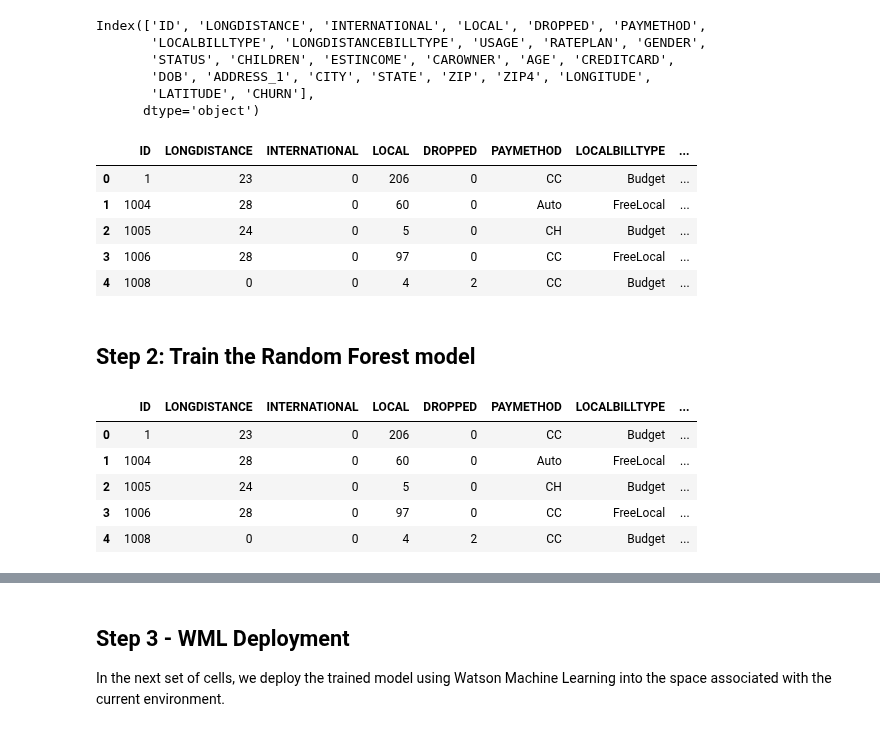
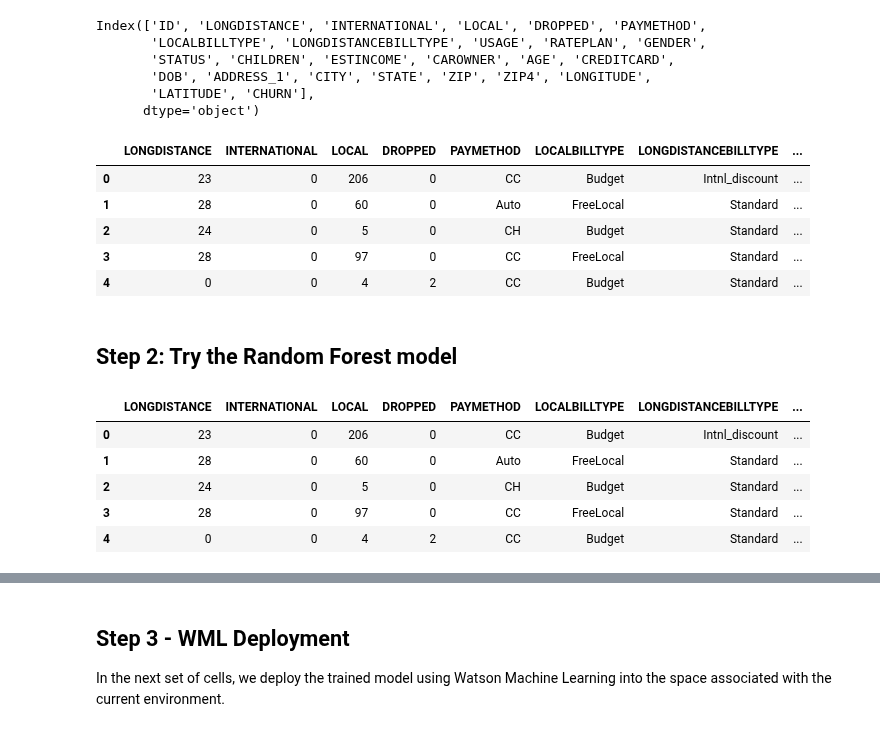
Before and after one commit to CP4DModelOps/mlops-churn-prediction, a Jupyter notebook: assets/notebooks/customer-churn-prediction.ipynb, the cells around one changed output, grey strips where cells are left out. Saved outputs shown, nothing was run; the diff lists cells and outputs as text; code cells hidden in the pictures.

```diff
--- a/assets/notebooks/deploy-churn-prediction-model.ipynb
+++ b/assets/notebooks/customer-churn-prediction.ipynb
@@ -56,17 +55,17 @@ Index(['ID', 'LONGDISTANCE', 'INTERNATIONAL', 'LOCAL', 'DROPPED', 'PAYMETHOD',
       dtype='object')
 # %%
 # Keep only the columns that are relevant for churn prediction
-data = data[['ID', 'LONGDISTANCE', 'INTERNATIONAL', 'LOCAL', 'DROPPED', 'PAYMETHOD', 'LOCALBILLTYPE', 'LONGDISTANCEBILLTYPE', 'USAGE', 'RATEPLAN', 'GENDER','STATUS', 'CHILDREN', 'ESTINCOME', 'CAROWNER', 'AGE', 'CHURN']]
+data = data[['LONGDISTANCE', 'INTERNATIONAL', 'LOCAL', 'DROPPED', 'PAYMETHOD', 'LOCALBILLTYPE', 'LONGDISTANCEBILLTYPE', 'USAGE', 'RATEPLAN', 'GENDER','STATUS', 'CHILDREN', 'ESTINCOME', 'CAROWNER', 'AGE', 'CHURN']]
 data.head()
 # %% [output]
-|  | ID | LONGDISTANCE | INTERNATIONAL | LOCAL | DROPPED | PAYMETHOD | LOCALBILLTYPE | ... |
-| 0 | 1 | 23 | 0 | 206 | 0 | CC | Budget | ... |
-| 1 | 1004 | 28 | 0 | 60 | 0 | Auto | FreeLocal | ... |
-| 2 | 1005 | 24 | 0 | 5 | 0 | CH | Budget | ... |
-| 3 | 1006 | 28 | 0 | 97 | 0 | CC | FreeLocal | ... |
-| 4 | 1008 | 0 | 0 | 4 | 2 | CC | Budget | ... |
+|  | LONGDISTANCE | INTERNATIONAL | LOCAL | DROPPED | PAYMETHOD | LOCALBILLTYPE | LONGDISTANCEBILLTYPE | ... |
+| 0 | 23 | 0 | 206 | 0 | CC | Budget | Intnl_discount | ... |
+| 1 | 28 | 0 | 60 | 0 | Auto | FreeLocal | Standard | ... |
+| 2 | 24 | 0 | 5 | 0 | CH | Budget | Standard | ... |
+| 3 | 28 | 0 | 97 | 0 | CC | FreeLocal | Standard | ... |
+| 4 | 0 | 0 | 4 | 2 | CC | Budget | Standard | ... |
 # %% [markdown]
-## Step 2: Train the Random Forest model
+## Step 2: Try the Random Forest model
 # %%
 import pandas as pd
 import sklearn
@@ -95,12 +94,12 @@ le = LabelEncoder()
 data.loc[:,'CHURN']= le.fit_transform(data.loc[:,'CHURN'])
 data.head()
 # %% [output]
-|  | ID | LONGDISTANCE | INTERNATIONAL | LOCAL | DROPPED | PAYMETHOD | LOCALBILLTYPE | ... |
-| 0 | 1 | 23 | 0 | 206 | 0 | CC | Budget | ... |
-| 1 | 1004 | 28 | 0 | 60 | 0 | Auto | FreeLocal | ... |
-| 2 | 1005 | 24 | 0 | 5 | 0 | CH | Budget | ... |
-| 3 | 1006 | 28 | 0 | 97 | 0 | CC | FreeLocal | ... |
-| 4 | 1008 | 0 | 0 | 4 | 2 | CC | Budget | ... |
+|  | LONGDISTANCE | INTERNATIONAL | LOCAL | DROPPED | PAYMETHOD | LOCALBILLTYPE | LONGDISTANCEBILLTYPE | ... |
+| 0 | 23 | 0 | 206 | 0 | CC | Budget | Intnl_discount | ... |
+| 1 | 28 | 0 | 60 | 0 | Auto | FreeLocal | Standard | ... |
+| 2 | 24 | 0 | 5 | 0 | CH | Budget | Standard | ... |
+| 3 | 28 | 0 | 97 | 0 | CC | FreeLocal | Standard | ... |
+| 4 | 0 | 0 | 4 | 2 | CC | Budget | Standard | ... |
 # %%
 # define the label and features
 y = np.float32(data.CHURN)
```
Also changed, not shown: parts of 19 cells of this notebook, 1 other file.
